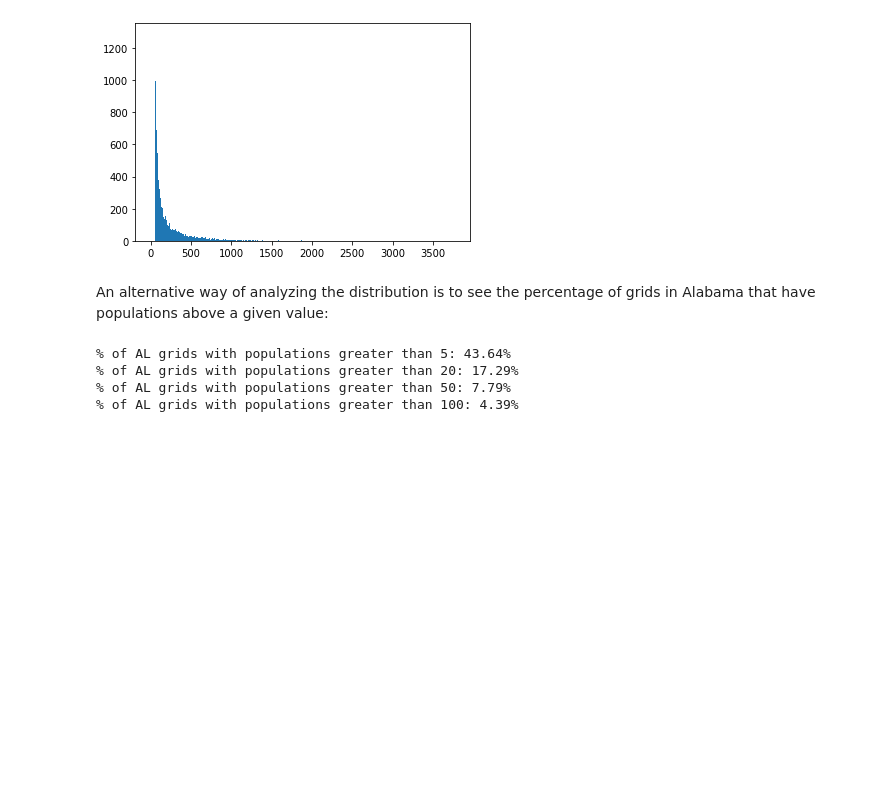
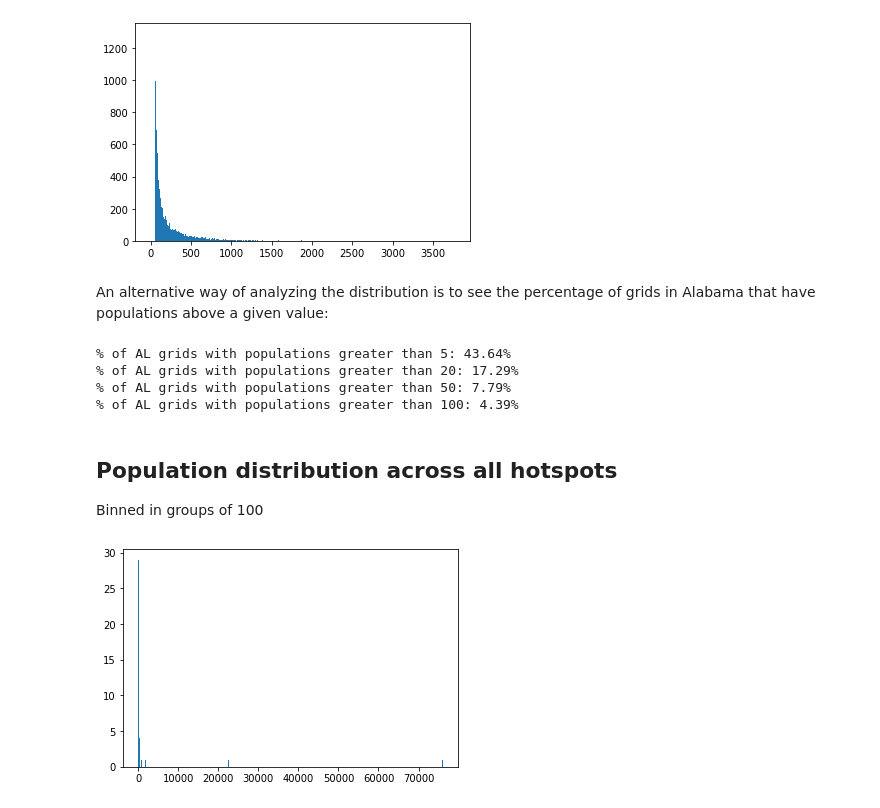
Before and after one commit to jasondamico/d3-visualizations, a Jupyter notebook: propublica_hotspots/eda/pop_distribution.ipynb, the cells around one changed output. Drawn from its saved outputs; the diff is of its cells as text; code cells hidden in the pictures; blank space fills up the shorter version.

Commit message:
Add plots of hotspot population distribution

```diff
--- a/propublica_hotspots/eda/pop_distribution.ipynb
+++ b/propublica_hotspots/eda/pop_distribution.ipynb
@@ -125,3 +125,12 @@ for val in cutoffs:
 % of AL grids with populations greater than 20: 17.29%
 % of AL grids with populations greater than 50: 7.79%
 % of AL grids with populations greater than 100: 4.39%
+# %% [markdown]
+## Population distribution across all hotspots
+Binned in groups of 100
+# %%
+hotspots_df["Total"] = hotspots_df["Total"].apply(np.floor).astype(int)
+
+x, y, _ = plt.hist(hotspots_df["Total"], bins=[i - 0.5 for i in range(0, int(hotspots_df["Total"].max()) + 100, 100)])
+# %% [output]
+[figure, added]
```
Also changed, not shown: parts of 2 cells of this notebook.
